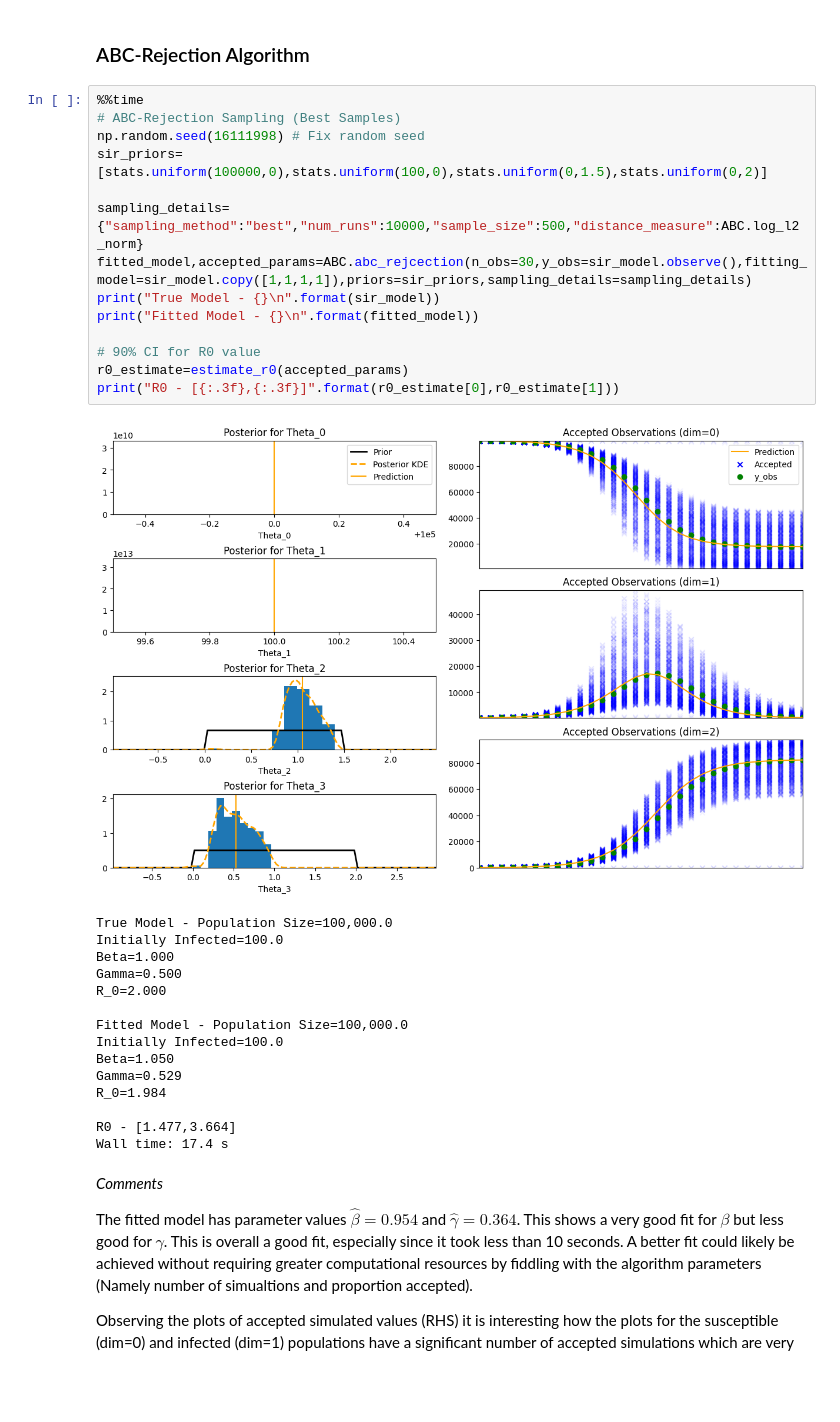
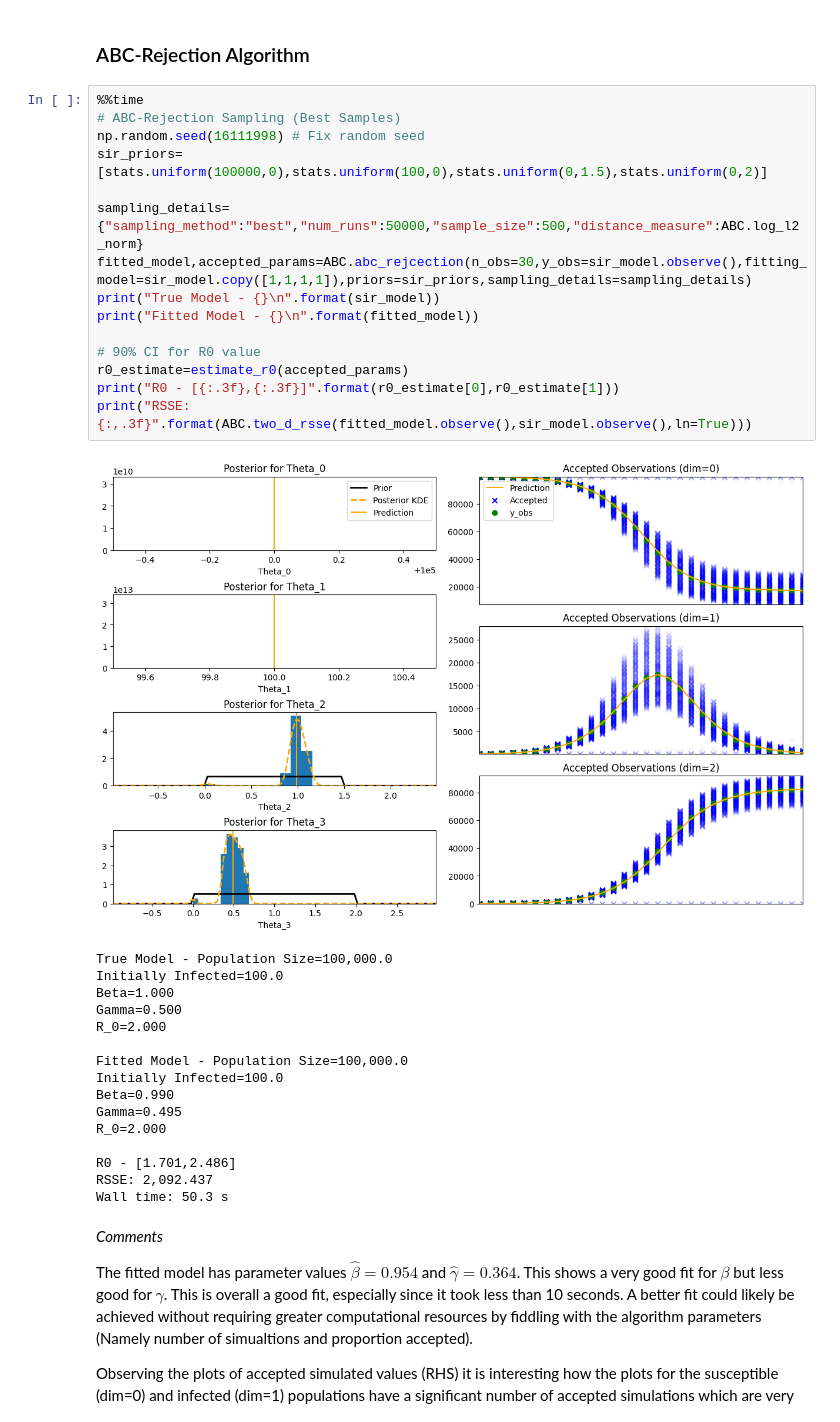
Before and after one commit to dajhutchinson/bayesian-modelling-of-epidemic-events, a Jupyter notebook: Code/SIR_Notebook.ipynb, the cells around one changed output. Drawn from its saved outputs; the diff is of its cells as text; blank space fills up the shorter version.

```diff
--- a/Code/SIR_Notebook.ipynb
+++ b/Code/SIR_Notebook.ipynb
@@ -169,19 +169,20 @@ For all three algorithms I use the same set of priors and summary statistics:
 # %%
 %%time
 # ABC-Rejection Sampling (Best Samples)
 np.random.seed(16111998) # Fix random seed
 sir_priors=[stats.uniform(100000,0),stats.uniform(100,0),stats.uniform(0,1.5),stats.uniform(0,2)]
 
-sampling_details={"sampling_method":"best","num_runs":10000,"sample_size":500,"distance_measure":ABC.log_l2_norm}
+sampling_details={"sampling_method":"best","num_runs":50000,"sample_size":500,"distance_measure":ABC.log_l2_norm}
 fitted_model,accepted_params=ABC.abc_rejcection(n_obs=30,y_obs=sir_model.observe(),fitting_model=sir_model.copy([1,1,1,1]),priors=sir_priors,sampling_details=sampling_details)
 print("True Model - {}\n".format(sir_model))
 print("Fitted Model - {}\n".format(fitted_model))
 
 # 90% CI for R0 value
 r0_estimate=estimate_r0(accepted_params)
 print("R0 - [{:.3f},{:.3f}]".format(r0_estimate[0],r0_estimate[1]))
+print("RSSE: {:,.3f}".format(ABC.two_d_rsse(fitted_model.observe(),sir_model.observe(),ln=True)))
 # %% [output]
-[figure, old version]
+[figure, new version]
 True Model - Population Size=100,000.0
 Initially Infected=100.0
 Beta=1.000
@@ -190,12 +191,13 @@ R_0=2.000
 
 Fitted Model - Population Size=100,000.0
 Initially Infected=100.0
-Beta=1.050
-Gamma=0.529
-R_0=1.984
+Beta=0.990
+Gamma=0.495
+R_0=2.000
 
-R0 - [1.477,3.664]
-Wall time: 17.4 s
+R0 - [1.701,2.486]
+RSSE: 2,092.437
+Wall time: 50.3 s
 # %% [markdown]
 *Comments*
 
```
Also changed, not shown: parts of 6 cells of this notebook, 5 other files.
